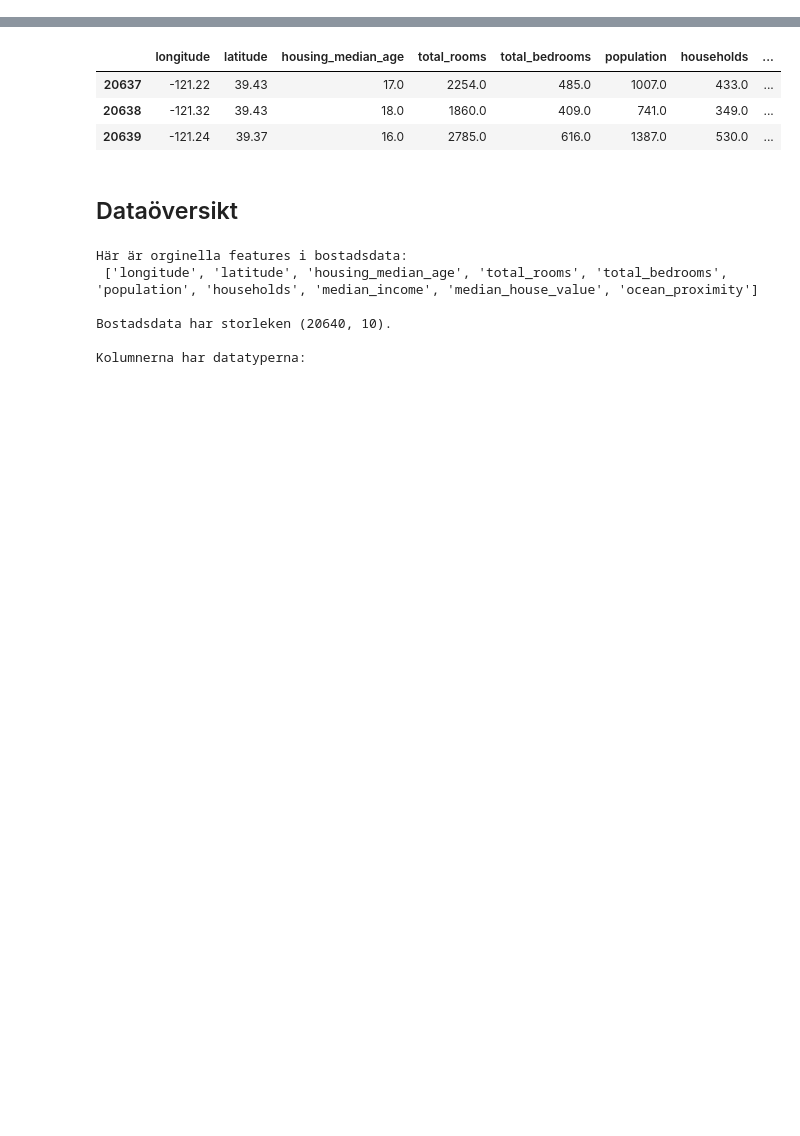
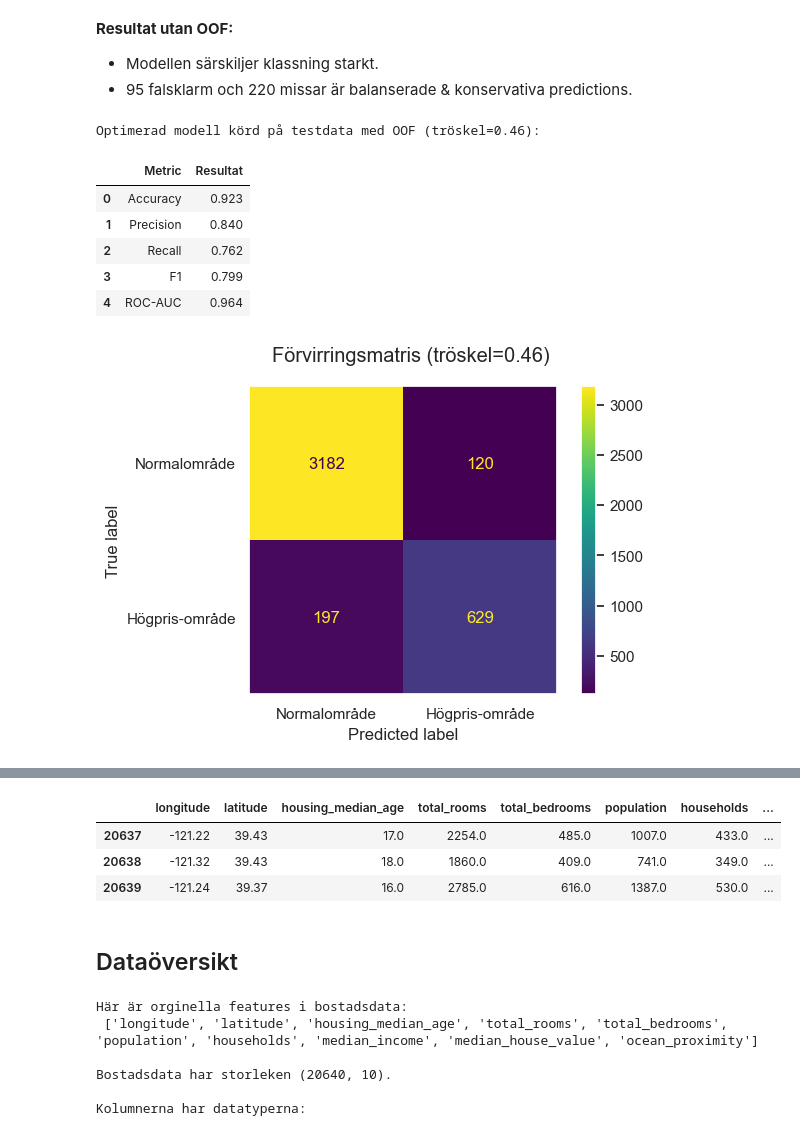
Before and after one commit to MaWe96/California-Housing-ML, a Jupyter notebook: notebook.ipynb, the cells around one changed output, grey strips where cells are left out. Cells and saved outputs as stored; diff of their text form; code cells hidden in the pictures; blank space fills up the shorter version.

```diff
--- a/notebook.ipynb
+++ b/notebook.ipynb
@@ -6,0 +493,38 @@ All beskrivande text i notebooken förklaras i rapporten.
+# %% [markdown]
+**Resultat utan OOF:**
+* Modellen särskiljer klassning starkt.
+* 95 falsklarm och 220 missar är balanserade & konservativa predictions.
+# %%
+y_pred_tuned = (y_proba >= best_t).astype(int)
+
+accuracy_t = accuracy_score(y_test, y_pred_tuned)
+precision_t = precision_score(y_test, y_pred_tuned, zero_division=0)
+recall_t = recall_score(y_test, y_pred_tuned)
+f1_t = f1_score(y_test, y_pred_tuned, zero_division=0)
+auc_t = roc_auc_score(y_test, y_proba)
+
+print(f"Optimerad modell körd på testdata med OOF (tröskel={best_t:.2f}):")
+
+summary_stats_tuned = pd.DataFrame({
+    "Metric": ["Accuracy", "Precision", "Recall", "F1", "ROC-AUC"],
+    "Resultat": [accuracy_t, precision_t, recall_t, f1_t, auc_t]
+})
+display(summary_stats_tuned.round(3))
+
+
+# Förvirringsmatris
+fig, ax = plt.subplots(figsize=(6,4))
+cm = confusion_matrix(y_test, y_pred_tuned)
+disp = ConfusionMatrixDisplay(confusion_matrix=cm, display_labels=["Normalområde", "Högpris-område"])
+disp.plot(ax=ax, cmap="viridis")
+plt.suptitle(f"Förvirringsmatris (tröskel={best_t:.2f})")
+plt.grid(False)
+# %% [output]
+Optimerad modell körd på testdata med OOF (tröskel=0.46):
+|  | Metric | Resultat |
+| 0 | Accuracy | 0.923 |
+| 1 | Precision | 0.840 |
+| 2 | Recall | 0.762 |
+| 3 | F1 | 0.799 |
+| 4 | ROC-AUC | 0.964 |
+[figure, added]
```
Also changed, not shown: parts of 42 cells of this notebook.
